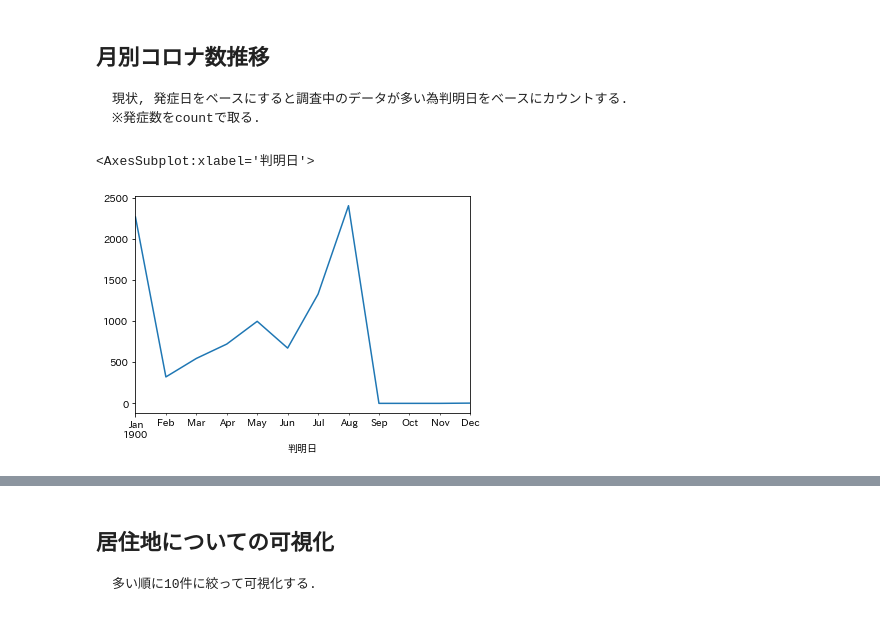
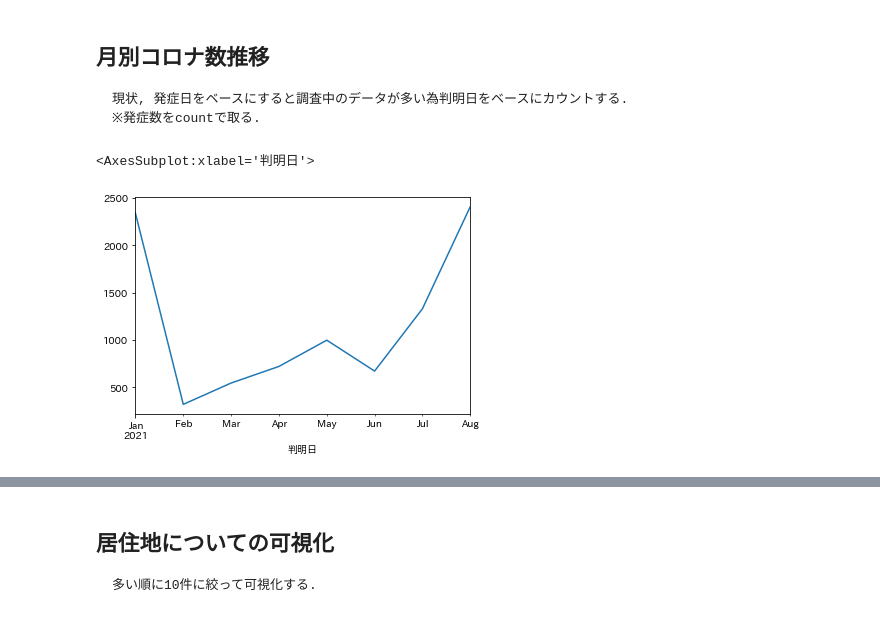
Before and after one commit to S-mishina/corona-bunseki, a Jupyter notebook: COVID.ipynb, the cells around one changed output, grey strips where cells are left out. Saved outputs shown, nothing was run; the diff lists cells and outputs as text; code cells hidden in the pictures.

```diff
--- a/COVID.ipynb
+++ b/COVID.ipynb
@@ -16,19 +36,2 @@ corona=corona[corona['番号']!='※居住地にかかわらず、感染症の
 # %% [markdown]
 <h1>全体データ</h1>
-# %%
-corona=corona.dropna(how='all')
-corona = corona.dropna(axis=0, subset=['番号'])
-corona[corona['番号'].isnull()]
-corona=corona[corona['番号']!=' ']
-corona=corona.reset_index()
-print(len(corona))
-corona['番号']=corona['番号'].astype(int)
-#1483より前は昨年
-#一旦調査中のデータを抜く
-corona['day']=''
-corona=corona[corona['判明日']!='調査中']
-corona=corona[corona['判明日']!='現在調査中']
-corna=corona.reset_index()
-corona['判明日']=pandas.to_datetime(corona['判明日'], format='%m月%d日')
-corona['day']=corona['判明日'].dt.strftime('%m-%d')
-corona=corona.reset_index()
@@ -37,13 +37,0 @@ corona=corona.reset_index()
-# %%
-#当面の最終的な目標は, 2020年のデータと2021年のデータの区別ができるようにする.(暫定方法)
-corona['Year']=0
-fr=corona[corona['番号']<1483].index.values[0]
-fr1=corona[corona['番号']==1516].index.values[0]
-la1=corona[corona['番号']==1498].index.values[0]
-corona['Year'][fr:len(corona)]=2020
-corona['Year'][fr1:la1]=2020
-for i in range(len(corona)):
-    if corona['Year'][i]==0:
-        corona['Year'][i]=2021
-corona
-corona1=corona[corona['Year']==2020]
@@ -56,10 +60,10 @@ corona1=corona[corona['Year']==2020]
 # %%
 #2021年のデータを対象とする.
 corona=corona[corona['Year']==2021]
-corona.groupby(pandas.Grouper(key='判明日', freq='M')).count()['day'].plot()
+corona.groupby(pandas.Grouper(key='判明日', freq='M')).count()['Year'].plot()
 # %% [output]
 <AxesSubplot:xlabel='判明日'>
-[figure, old version]
+[figure, new version]
 # %%
 corona.groupby(pandas.Grouper(key='判明日', freq='M')).count()['番号']
 # %% [output]
```
Also changed, not shown: parts of 19 cells of this notebook, 3 other files.
